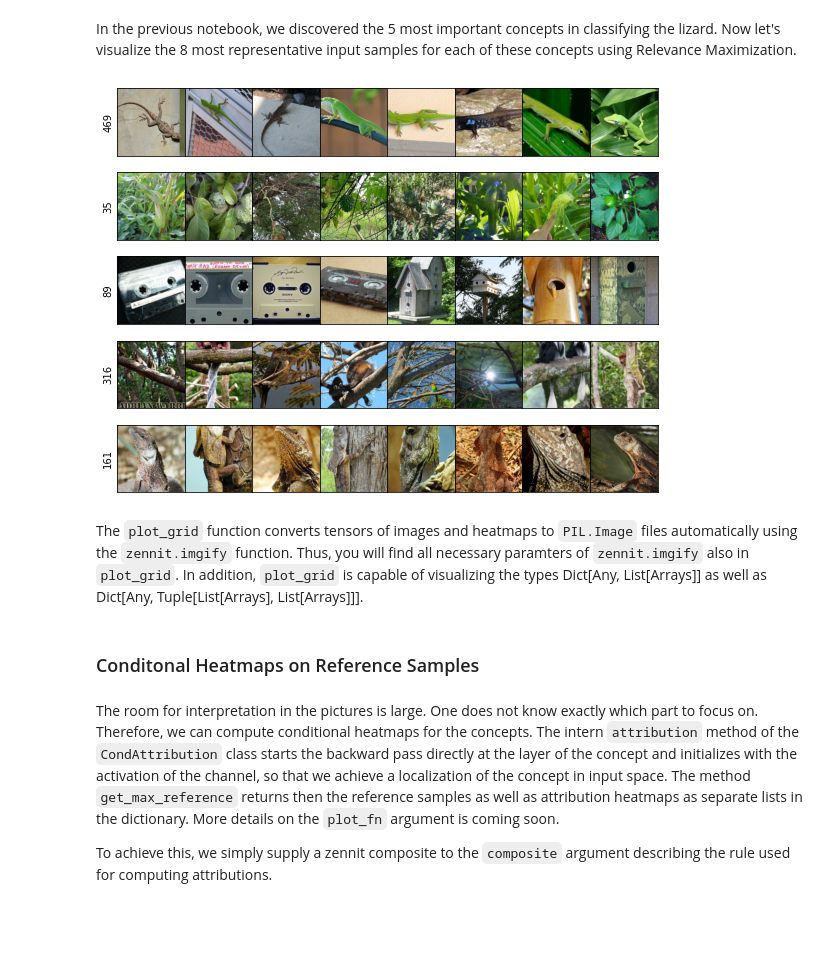
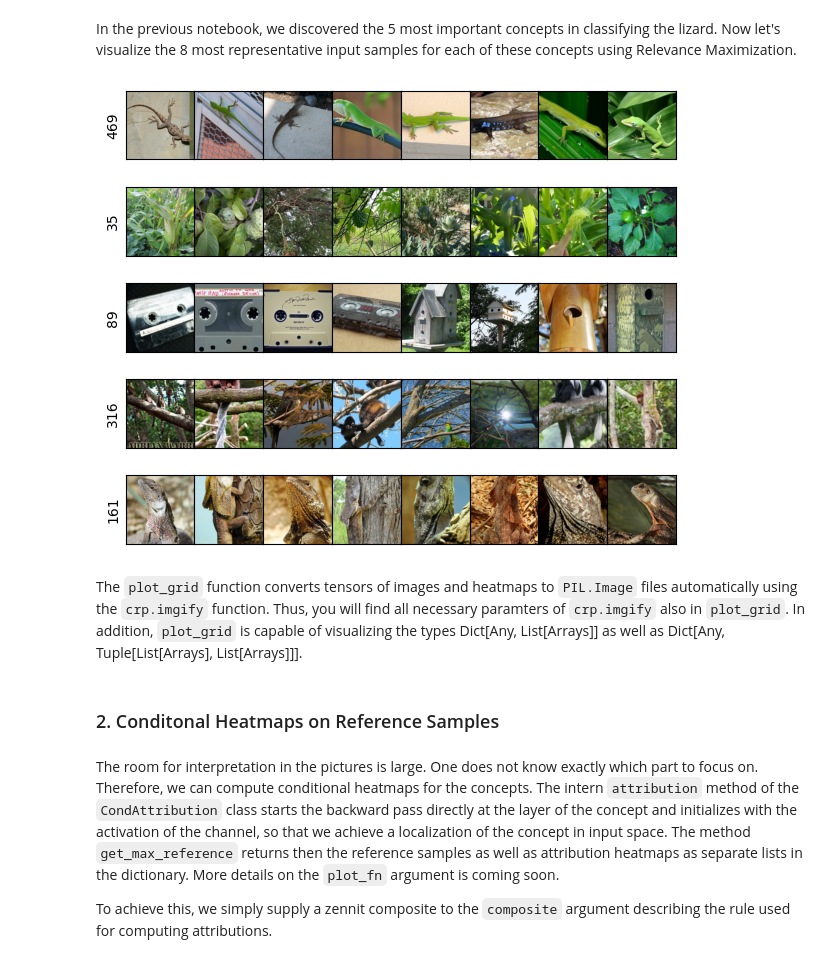
Before and after one commit to rachtibat/zennit-crp, a Jupyter notebook: tutorials/feature_visualization.ipynb, the cells around one changed output. Saved outputs shown, nothing was run; the diff lists cells and outputs as text; code cells hidden in the pictures; blank space fills up the shorter version.

```diff
--- a/tutorials/feature_visualization.ipynb
+++ b/tutorials/feature_visualization.ipynb
@@ -35,7 +37,6 @@ image
 # %% [markdown]
 The `FeatureVisualization` class contains the functionality to visualize concepts. For this, we must first define what kind of concept is used in which layer of the model by initializing a _layer_map_ dictionary. Moreover, we need a dataset through which we iterate and a `CondAttribution` object that describes how attributions should be computed on the dataset. It is important not to apply any preprocessing to the images yet. This will be done later in the `FeatureVisualization` object, so that the built-in plot functions can be used. Otherwise you would have to write your own plot function.
 # %%
-import torch.nn
 import torchvision
 from crp.concepts import ChannelConcept
 from crp.helper import get_layer_names
@@ -50,18 +51,19 @@ layer_map = {layer : cc for layer in layer_names}
 
 attribution = CondAttribution(model)
 
-# seperate normalization from resizing for plotting purposes later
+# separate normalization from resizing for plotting purposes later
 transform = T.Compose([T.Resize(256), T.CenterCrop(224), T.ToTensor()])
 preprocessing =  T.Normalize(mean=[0.485, 0.456, 0.406], std=[0.229, 0.224, 0.225])
 
-path = None #TODO fill or run download below
+data_path = None #TODO fill or run download below
 
-if path is None:
-    path = "ImageNet_data"
-    download(path)
+if data_path is None:
+    # download ImageNet validation set
+    data_path = "ImageNet_data"
+    download(data_path)
 
 # apply no normalization here!
-imagenet_data = torchvision.datasets.ImageNet(path, transform=transform, split="val")
+imagenet_data = torchvision.datasets.ImageNet(data_path, transform=transform, split="val")
 # %% [markdown]
 Finally, we initialize the `FeatureVisualization` class with a custom preprocessing function.
 # %%
@@ -75,17 +80,18 @@ saved_files = fv.run(composite, 0, len(imagenet_data), 32, 100)
 # %% [markdown]
 In the previous notebook, we discovered the 5 most important concepts in classifying the lizard. Now let's visualize the 8 most representative input samples for each of these concepts using Relevance Maximization.
 # %%
+%matplotlib inline
 from crp.image import plot_grid
 
 ref_c = fv.get_max_reference([469, 35, 89, 316, 161], "features.40", "relevance", (0, 8))
 
-plot_grid(ref_c, figsize=(8, 6), padding=False)
+plot_grid(ref_c, figsize=(6, 5), padding=False)
 # %% [output]
-[figure, old version]
+[figure, new version]
 # %% [markdown]
-The `plot_grid` function converts tensors of images and heatmaps to `PIL.Image` files automatically using the `zennit.imgify` function. Thus, you will find all necessary paramters of `zennit.imgify` also in `plot_grid`. In addition, `plot_grid` is capable of visualizing the types Dict[Any, List[Arrays]] as well as Dict[Any, Tuple[List[Arrays], List[Arrays]]].
+The `plot_grid` function converts tensors of images and heatmaps to `PIL.Image` files automatically using the `crp.imgify` function. Thus, you will find all necessary paramters of `crp.imgify` also in `plot_grid`. In addition, `plot_grid` is capable of visualizing the types Dict[Any, List[Arrays]] as well as Dict[Any, Tuple[List[Arrays], List[Arrays]]].
 # %% [markdown]
-### Conditonal Heatmaps on Reference Samples
+### 2. Conditonal Heatmaps on Reference Samples
 # %% [markdown]
 The room for interpretation in the pictures is large. One does not know exactly which part to focus on. Therefore, we can compute conditional heatmaps for the concepts. The intern `attribution` method of the `CondAttribution` class starts the backward pass directly at the layer of the concept and initializes with the activation of the channel, so that we achieve a localization of the concept in input space. The method `get_max_reference` returns then the reference samples as well as attribution heatmaps as separate lists in the dictionary. More details on the `plot_fn` argument is coming soon.
 
```
Also changed, not shown: parts of 18 cells of this notebook, 1 other file.
